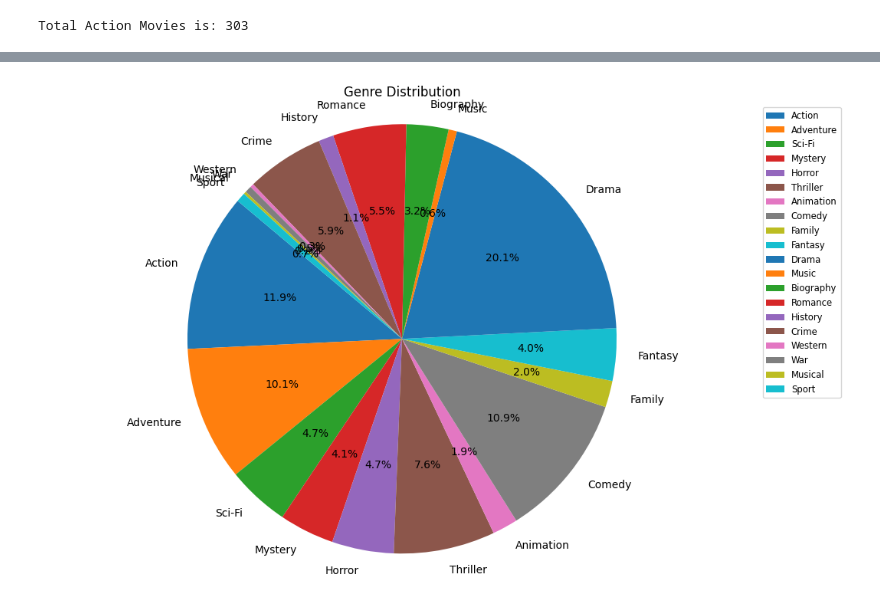
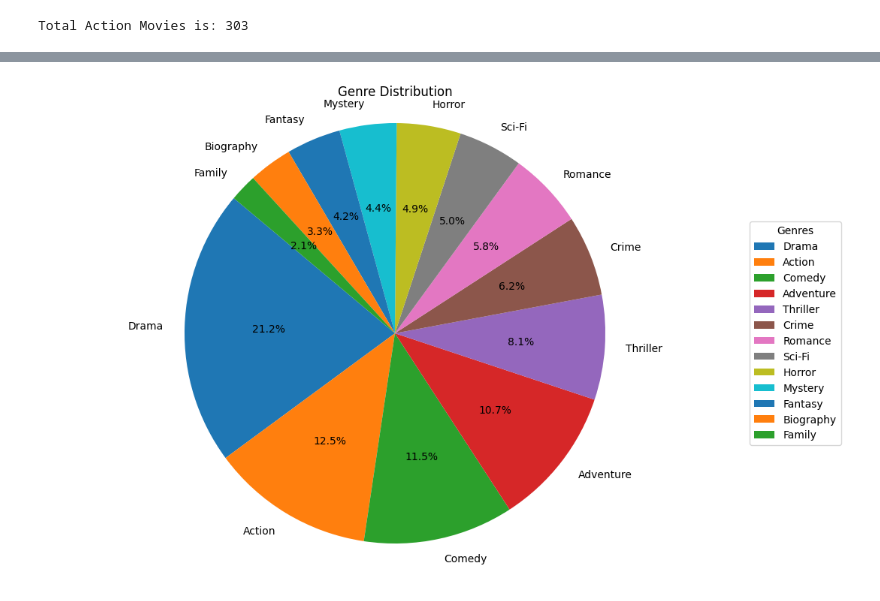
Before and after one commit to Code-with-lata/Data-Visualization, a Jupyter notebook: Python_Project.ipynb, the cells around one changed output, grey strips where cells are left out. Saved outputs shown, nothing was run; the diff lists cells and outputs as text; code cells hidden in the pictures.

```diff
--- a/Python_Project.ipynb
+++ b/Python_Project.ipynb
@@ -419,25 +446,28 @@ Unique value in Genre:
 # %%
 # How many Films of Each Genre Were Made
 one_D = []
 for item in list1:
     for item1 in item:
         one_D.append(item1)
 
 from collections import Counter
 genre_counts=Counter(one_D)
 genre_counts
 
+top_10 = genre_counts.most_common(13)
+# print("Top 10 genre: ",top_10)
+# top_10
 
-labels = genre_counts.keys()
-sizes = genre_counts.values()
 
-# Plotting the pie chart
+genres, counts = zip(*top_10)
+
+# # Plotting the pie chart
 plt.figure(figsize=(12, 8))   # Optional: Set the figure size
-plt.pie(sizes, labels=labels, autopct='%1.1f%%', startangle=140)
+plt.pie(counts, labels=genres, autopct='%1.1f%%', startangle=140)
 plt.title('Genre Distribution')
 plt.axis('equal')  # Equal aspect ratio ensures that pie is drawn as a circle.
 
-plt.legend(labels, loc='upper left', bbox_to_anchor=(1, 1), fontsize='small')
+plt.legend(genres, title="Genres", loc="center left", bbox_to_anchor=(1, 0, 0.5, 1))
 plt.show()
 # %% [output]
-[figure, old version]
+[figure, new version]
```
Also changed, not shown: parts of 3 cells of this notebook, 3 other files.
